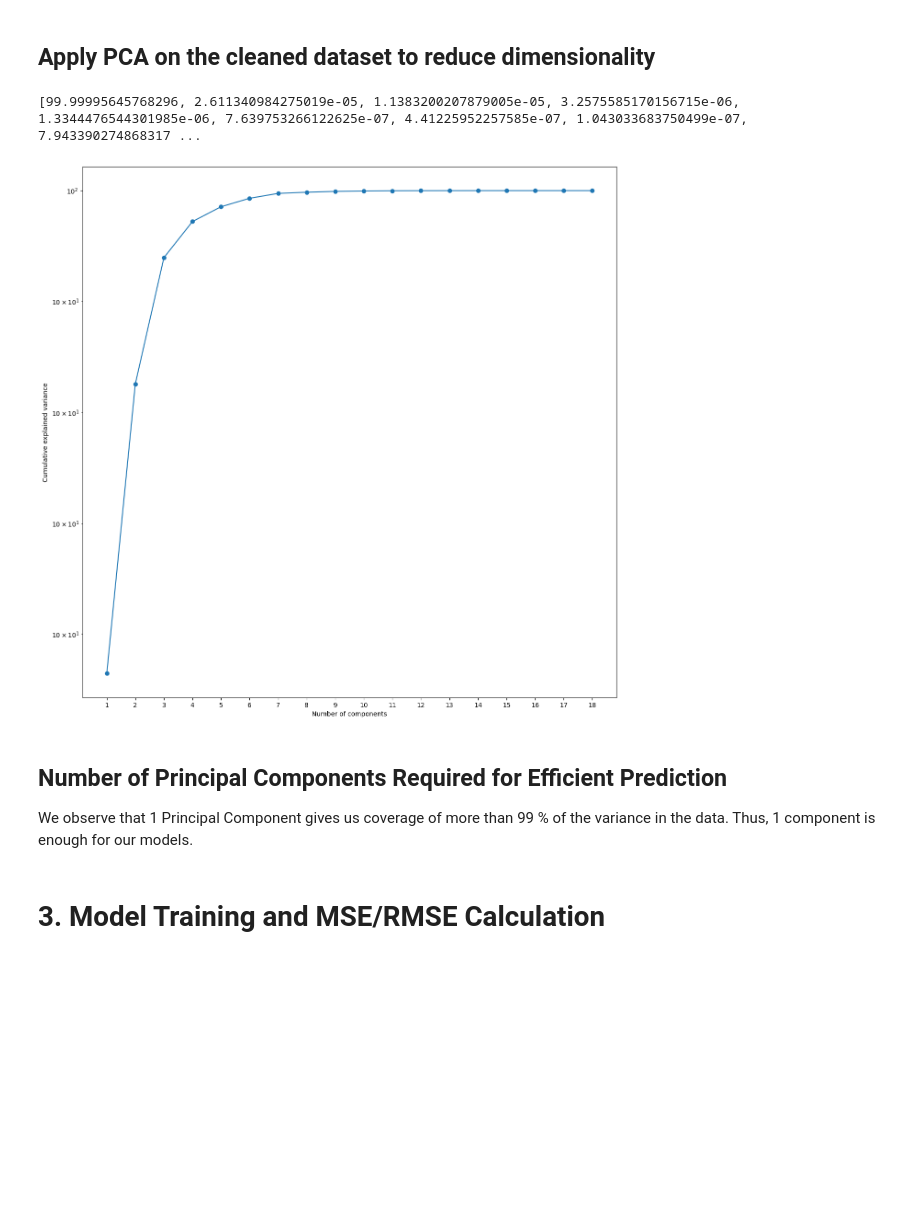
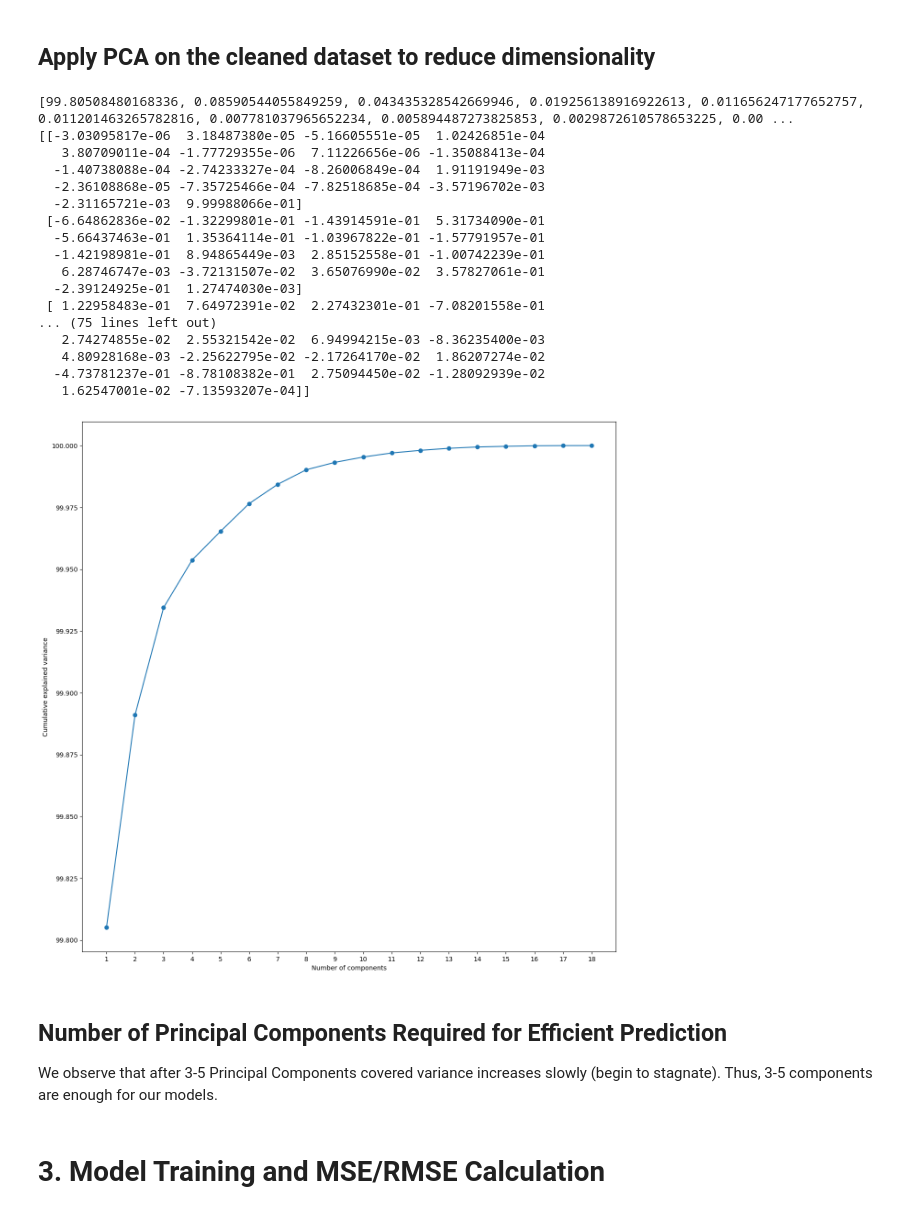
Before and after one commit to Neo-Panther/PCA-Linear-Regression, a Jupyter notebook: 2-B.ipynb, the cells around one changed output. Cells and saved outputs as stored; diff of their text form; code cells hidden in the pictures; blank space fills up the shorter version.

```diff
--- a/2-B.ipynb
+++ b/2-B.ipynb
@@ -236,36 +236,44 @@ dataset.to_csv("preprocessed.csv")
 # %%
 import pandas as pd
 import numpy as np
 import matplotlib.pyplot as plt
-def getKLargestEigenvectors(dataset: pd.DataFrame, k: int) -> tuple[np.ndarray, np.ndarray]:
-  matrix = np.cov(np.cov(dataset.drop(['Salary'], axis=1).to_numpy(), rowvar=False))
-  # the values and their corresponding vectors are in ascending order by values
-  eig_values, eig_vectors = np.linalg.eigh(matrix)
-  # eig_vectors[:, i] represents ith eigenvector
-  # return size (for nxn input matrix) is nxk
-  return eig_values[:-k-1:-1], eig_vectors[:, :-k-1:-1]
 dataset = pd.read_csv("preprocessed.csv")
-m = len(dataset.columns)-1
-eig_values, eig_vectors = getKLargestEigenvectors(dataset, m)
+matrix = np.cov(dataset.drop(['Salary'], axis=1).to_numpy(), rowvar=False)
+eig_values, eig_vectors = np.linalg.eigh(matrix)
 # plotting the covered variance against the number of PCs
 var_tot = np.sum(eig_values)
 # Plotting the Variance covered
-var_cover = [(i/var_tot)*100 for i in eig_values]
+var_cover = [(i/var_tot)*100 for i in eig_values[::-1]]
 print(var_cover)
 plt.figure(figsize=(15, 15))
-plt.plot(np.arange(1, m+1), np.cumsum(var_cover), '-o')
-plt.xticks(np.arange(1, m+1))
-plt.yscale('log')
+plt.plot(np.arange(1, len(dataset.columns)), np.cumsum(var_cover), '-o')
+plt.xticks(np.arange(1, len(dataset.columns)))
 plt.xlabel('Number of components')
 plt.ylabel('Cumulative explained variance')
 plt.show()
 # %% [output]
-[99.99995645768296, 2.611340984275019e-05, 1.1383200207879005e-05, 3.2575585170156715e-06, 1.3344476544301985e-06, 7.639753266122625e-07, 4.41225952257585e-07, 1.043033683750499e-07, 7.943390274868317 ...
+[99.80508480168336, 0.08590544055849259, 0.043435328542669946, 0.019256138916922613, 0.011656247177652757, 0.011201463265782816, 0.007781037965652234, 0.005894487273825853, 0.0029872610578653225, 0.00 ...
+[[-3.03095817e-06  3.18487380e-05 -5.16605551e-05  1.02426851e-04
+   3.80709011e-04 -1.77729355e-06  7.11226656e-06 -1.35088413e-04
+  -1.40738088e-04 -2.74233327e-04 -8.26006849e-04  1.91191949e-03
+  -2.36108868e-05 -7.35725466e-04 -7.82518685e-04 -3.57196702e-03
+  -2.31165721e-03  9.99988066e-01]
+ [-6.64862836e-02 -1.32299801e-01 -1.43914591e-01  5.31734090e-01
+  -5.66437463e-01  1.35364114e-01 -1.03967822e-01 -1.57791957e-01
+  -1.42198981e-01  8.94865449e-03  2.85152558e-01 -1.00742239e-01
+   6.28746747e-03 -3.72131507e-02  3.65076990e-02  3.57827061e-01
+  -2.39124925e-01  1.27474030e-03]
+ [ 1.22958483e-01  7.64972391e-02  2.27432301e-01 -7.08201558e-01
+... (75 lines left out)
+   2.74274855e-02  2.55321542e-02  6.94994215e-03 -8.36235400e-03
+   4.80928168e-03 -2.25622795e-02 -2.17264170e-02  1.86207274e-02
+  -4.73781237e-01 -8.78108382e-01  2.75094450e-02 -1.28092939e-02
+   1.62547001e-02 -7.13593207e-04]]
-[figure, old version]
+[figure, new version]
 # %% [markdown]
 ## Number of Principal Components Required for Efficient Prediction
 
-We observe that 1 Principal Component gives us coverage of more than 99 % of the variance in the data. Thus, 1 component is enough for our models.
+We observe that after 3-5 Principal Components covered variance increases slowly (begin to stagnate). Thus, 3-5 components are enough for our models.
 # %% [markdown]
 # 3. Model Training and MSE/RMSE Calculation
 # %% [markdown]
```
Also changed, not shown: parts of 15 cells of this notebook, 1 other file.
